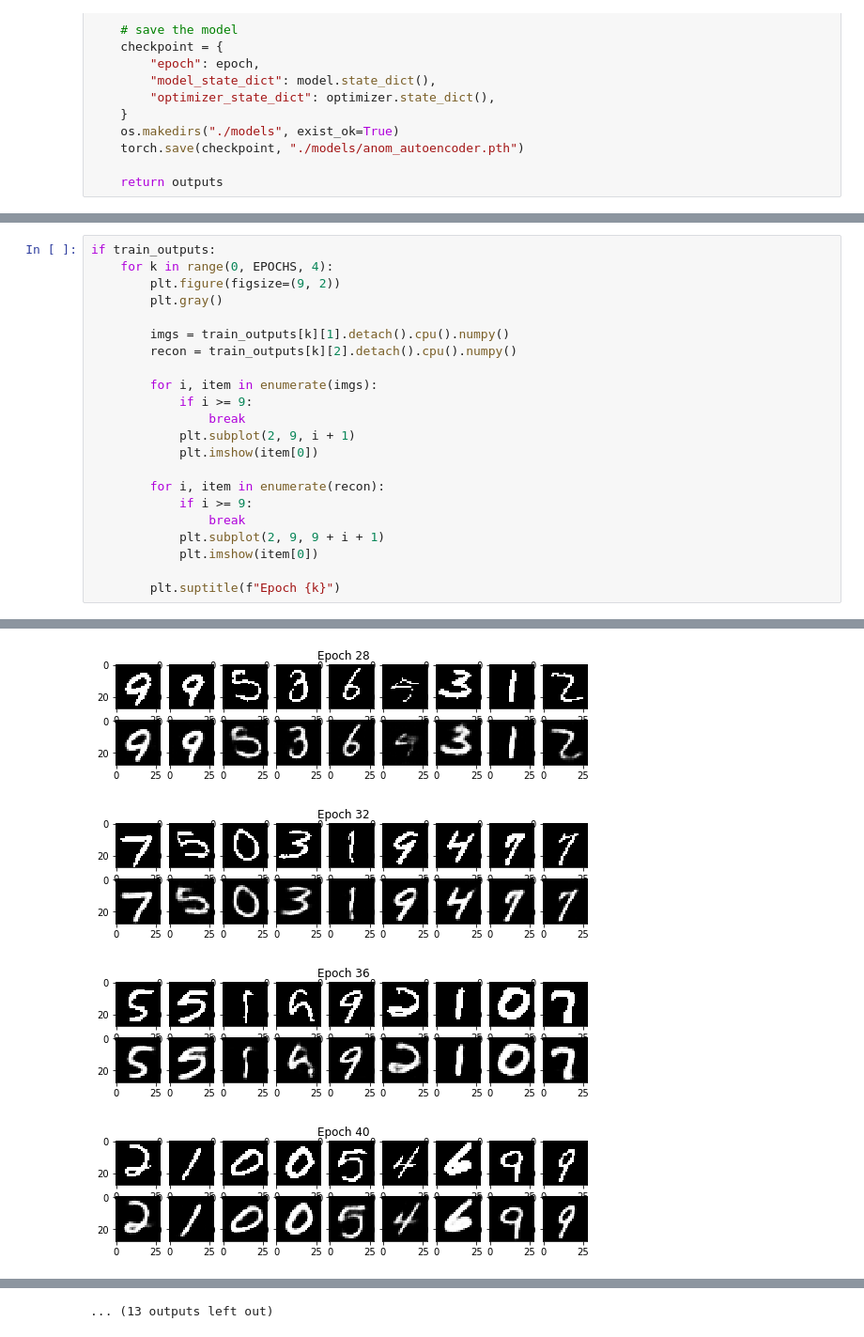
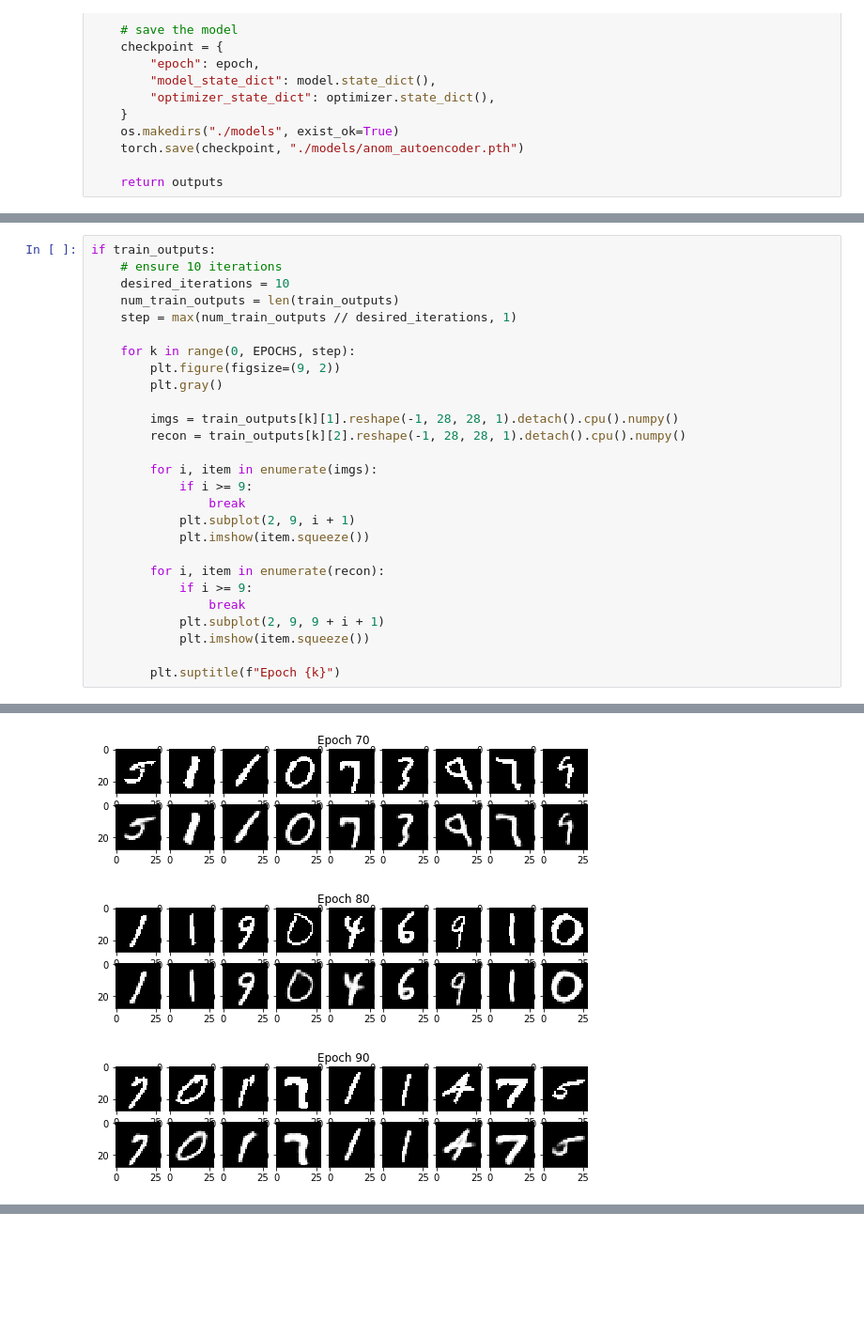
Before and after one commit to Anderzz/it3030, a Jupyter notebook: assignment3/autoencoder_anom.ipynb, the cells around one changed output, grey strips where cells are left out. Shown at 94% size. Cells and saved outputs as stored; diff of their text form; blank space fills up the shorter version.

```diff
--- a/assignment3/autoencoder_anom.ipynb
+++ b/assignment3/autoencoder_anom.ipynb
@@ -149,24 +149,29 @@ epoch [99/100], loss:0.0528
 epoch [100/100], loss:0.0525
 # %%
 if train_outputs:
-    for k in range(0, EPOCHS, 4):
+    # ensure 10 iterations
+    desired_iterations = 10
+    num_train_outputs = len(train_outputs)
+    step = max(num_train_outputs // desired_iterations, 1)
+
+    for k in range(0, EPOCHS, step):
         plt.figure(figsize=(9, 2))
         plt.gray()
 
-        imgs = train_outputs[k][1].detach().cpu().numpy()
-        recon = train_outputs[k][2].detach().cpu().numpy()
+        imgs = train_outputs[k][1].reshape(-1, 28, 28, 1).detach().cpu().numpy()
+        recon = train_outputs[k][2].reshape(-1, 28, 28, 1).detach().cpu().numpy()
 
         for i, item in enumerate(imgs):
             if i >= 9:
                 break
             plt.subplot(2, 9, i + 1)
-            plt.imshow(item[0])
+            plt.imshow(item.squeeze())
 
         for i, item in enumerate(recon):
             if i >= 9:
                 break
             plt.subplot(2, 9, 9 + i + 1)
-            plt.imshow(item[0])
+            plt.imshow(item.squeeze())
 
         plt.suptitle(f"Epoch {k}")
 # %% [output]
@@ -180,4 +185,3 @@ if train_outputs:
-[figure, old version]
+[figure, new version]
-[figure, old version]
+[figure, new version]
-[figure, old version]
+[figure, new version]
-[figure, removed]
@@ -185,4 +188,3 @@ if train_outputs:
-... (13 outputs left out)
 # %%
 # do anomaly detection
 model.eval()
```
Also changed, not shown: parts of 4 cells of this notebook, 6 other files.
